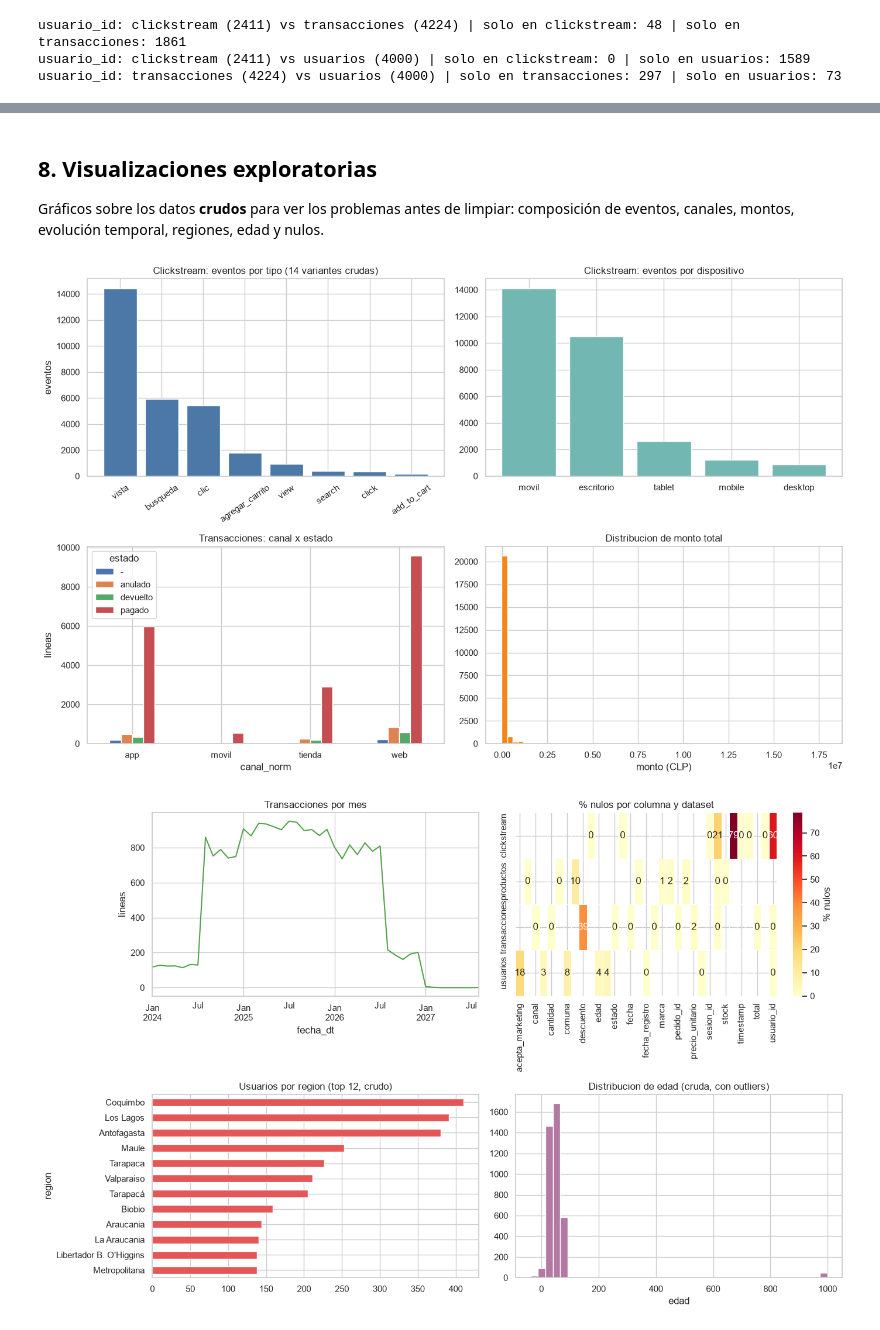
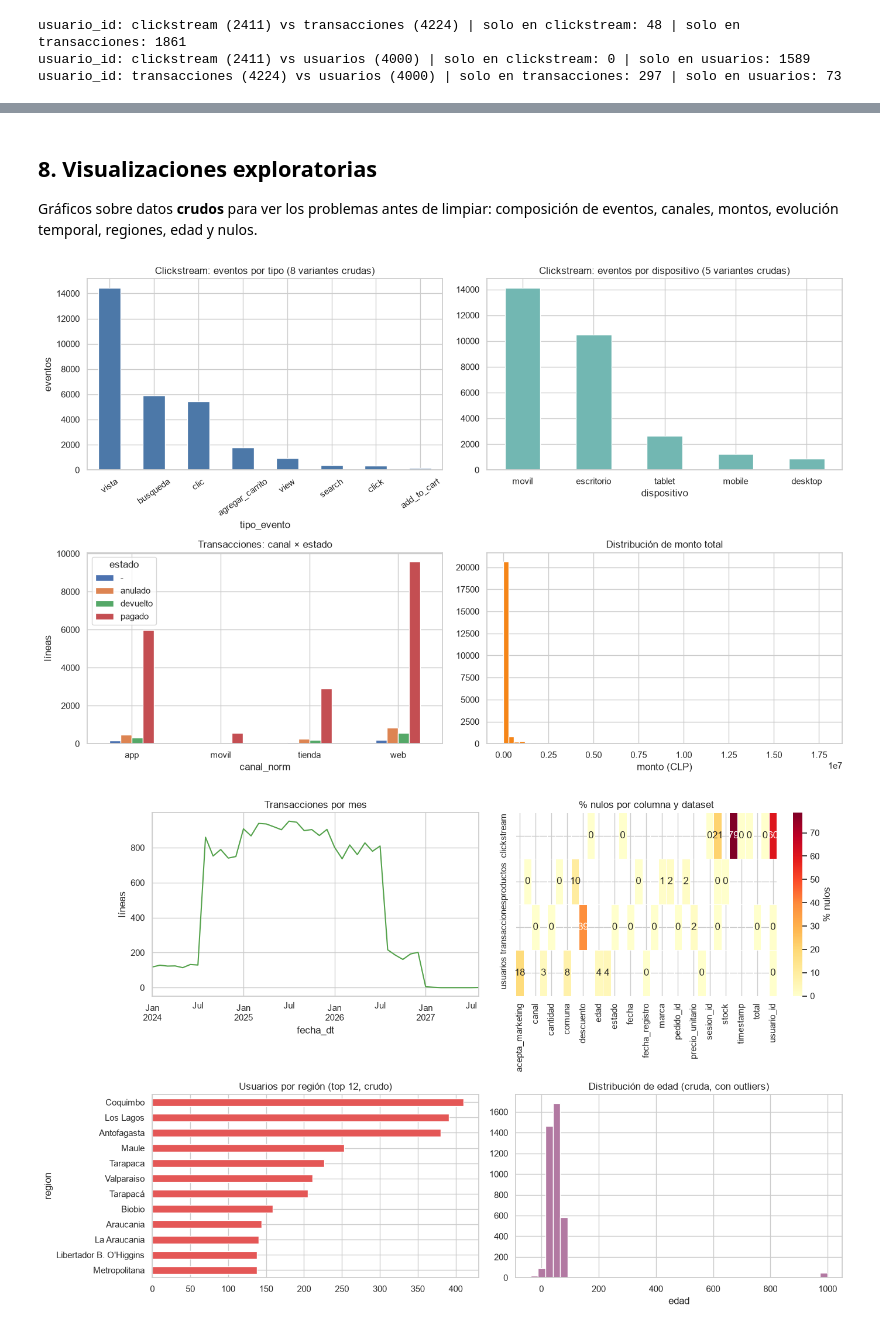
Before and after one commit to Gaborilincio/modelo-nexus, a Jupyter notebook: notebooks/01_exploracion_datos.ipynb, the cells around one changed output, grey strips where cells are left out. Drawn from its saved outputs; the diff is of its cells as text; code cells hidden in the pictures.

```diff
--- a/notebooks/01_exploracion_datos.ipynb
+++ b/notebooks/01_exploracion_datos.ipynb
@@ -8,7 +54,7 @@ pd.set_option("display.width", 160)
 # %%
-RAW = Path("../datos")
-archivos = sorted(RAW.rglob("*.csv"))
+archivos = sorted(DATOS.rglob("*.csv"))
 print([a.name for a in archivos])
+assert len(archivos) == 4, f"Se esperaban 4 CSV, se encontraron {len(archivos)}"
 # %% [output]
 ['clickstream.csv', 'productos.csv', 'transacciones.csv', 'usuarios.csv']
 # %%
@@ -226,51 +464,55 @@ Sin columna objetivo explícita. Ver propuesta de etiqueta derivada en la secci
 # %% [markdown]
 ## 8. Visualizaciones exploratorias
 
-Gráficos sobre los datos **crudos** para ver los problemas antes de limpiar:
-composición de eventos, canales, montos, evolución temporal, regiones, edad y nulos.
+Gráficos sobre datos **crudos** para ver los problemas antes de
+limpiar: composición de eventos, canales, montos, evolución
+temporal, regiones, edad y nulos.
+# %%
+# Copia de trabajo para los gráficos (raw intacto). Se define en esta
+# celda propia para no depender del orden de ejecución de las figuras.
+tx = raw["transacciones"].copy()
+tx["canal_norm"] = tx["canal"].str.strip().str.lower()
+tx["fecha_dt"] = intentar_fecha_mixto(tx["fecha"])
 # %%
-import matplotlib.pyplot as plt
-import seaborn as sns
-
 sns.set_theme(style="whitegrid")
 
 fig, axes = plt.subplots(2, 2, figsize=(14, 9))
 
-# 1) Clickstream: eventos por tipo (variantes CRUDAS, 14 valores distintos)
+# 1) Clickstream: eventos por tipo (variantes CRUDAS)
 ax = axes[0, 0]
-tipos = raw["clickstream"]["tipo_evento"].str.strip().str.lower().value_counts()
-ax.bar(tipos.index, tipos.values, color="#4C78A8")
-ax.set_title("Clickstream: eventos por tipo (14 variantes crudas)")
+tipos = raw["clickstream"]["tipo_evento"].str.strip().str.lower()
+n_tipos = tipos.nunique()
+tipos.value_counts().plot(kind="bar", ax=ax, color="#4C78A8")
+ax.set_title(f"Clickstream: eventos por tipo ({n_tipos} variantes crudas)")
 ax.set_ylabel("eventos")
 ax.tick_params(axis="x", rotation=35)
 
-# 2) Clickstream: dispositivo (7 variantes crudas)
+# 2) Clickstream: dispositivo
 ax = axes[0, 1]
-disp = raw["clickstream"]["dispositivo"].str.strip().str.lower().value_counts()
-ax.bar(disp.index, disp.values, color="#72B7B2")
-ax.set_title("Clickstream: eventos por dispositivo")
+disp = raw["clickstream"]["dispositivo"].str.strip().str.lower()
+n_disp = disp.nunique()
+disp.value_counts().plot(kind="bar", ax=ax, color="#72B7B2")
+ax.set_title(f"Clickstream: eventos por dispositivo ({n_disp} variantes crudas)")
 ax.tick_params(axis="x", rotation=0)
 
-# 3) Transacciones: canal x estado
+# 3) Transacciones: canal × estado
 ax = axes[1, 0]
-tx = raw["transacciones"].copy()
-tx["canal_norm"] = tx["canal"].str.strip().str.lower()
 pd.crosstab(tx["canal_norm"], tx["estado"]).plot(kind="bar", ax=ax)
-ax.set_title("Transacciones: canal x estado")
-ax.set_ylabel("lineas")
+ax.set_title("Transacciones: canal × estado")
+ax.set_ylabel("líneas")
 ax.tick_params(axis="x", rotation=0)
 
-# 4) Distribucion de monto total
+# 4) Distribución de monto total
 ax = axes[1, 1]
 monto = intentar_monto(tx["total"]).dropna()
 ax.hist(monto, bins=60, color="#F58518")
-ax.set_title("Distribucion de monto total")
+ax.set_title("Distribución de monto total")
 ax.set_xlabel("monto (CLP)")
 
 plt.tight_layout()
 plt.show()
 # %% [output]
-[figure, old version]
+[figure, new version]
 # %%
 fig, axes = plt.subplots(2, 2, figsize=(14, 9))
 
```
Also changed, not shown: parts of 25 cells of this notebook.
